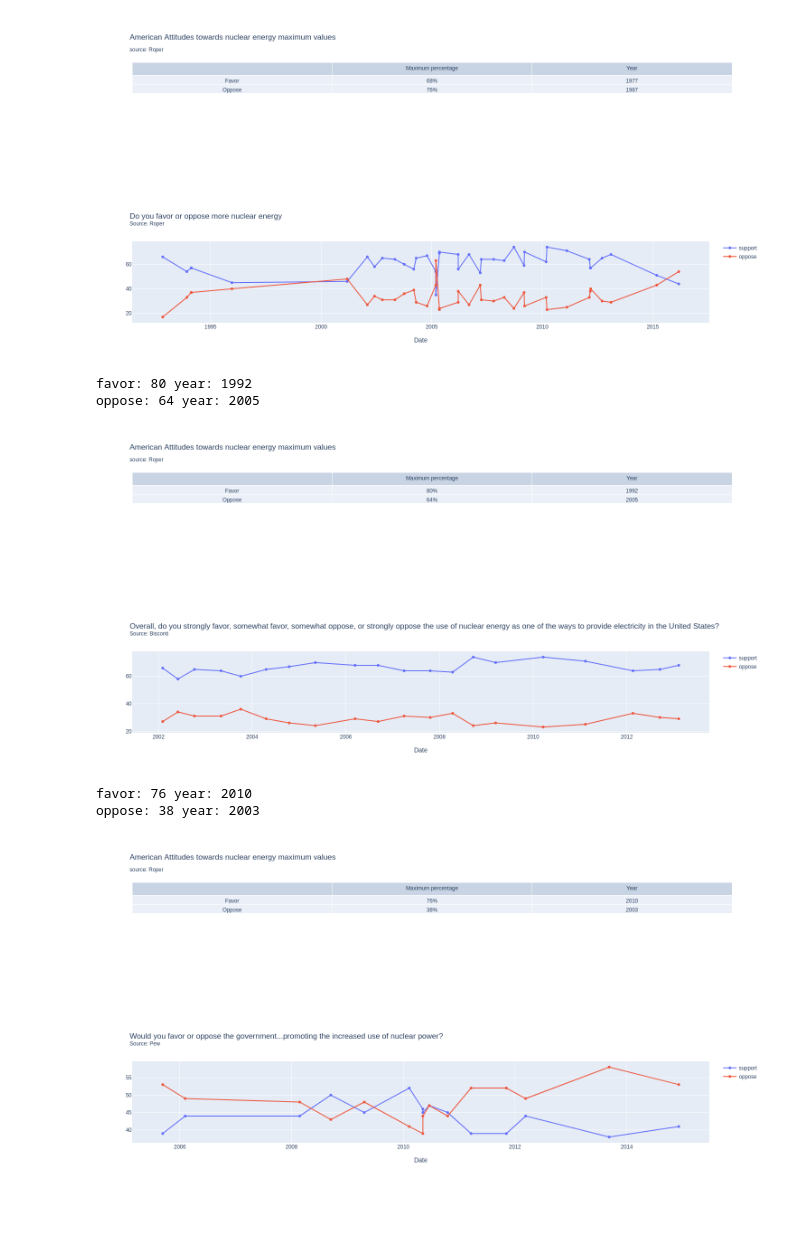
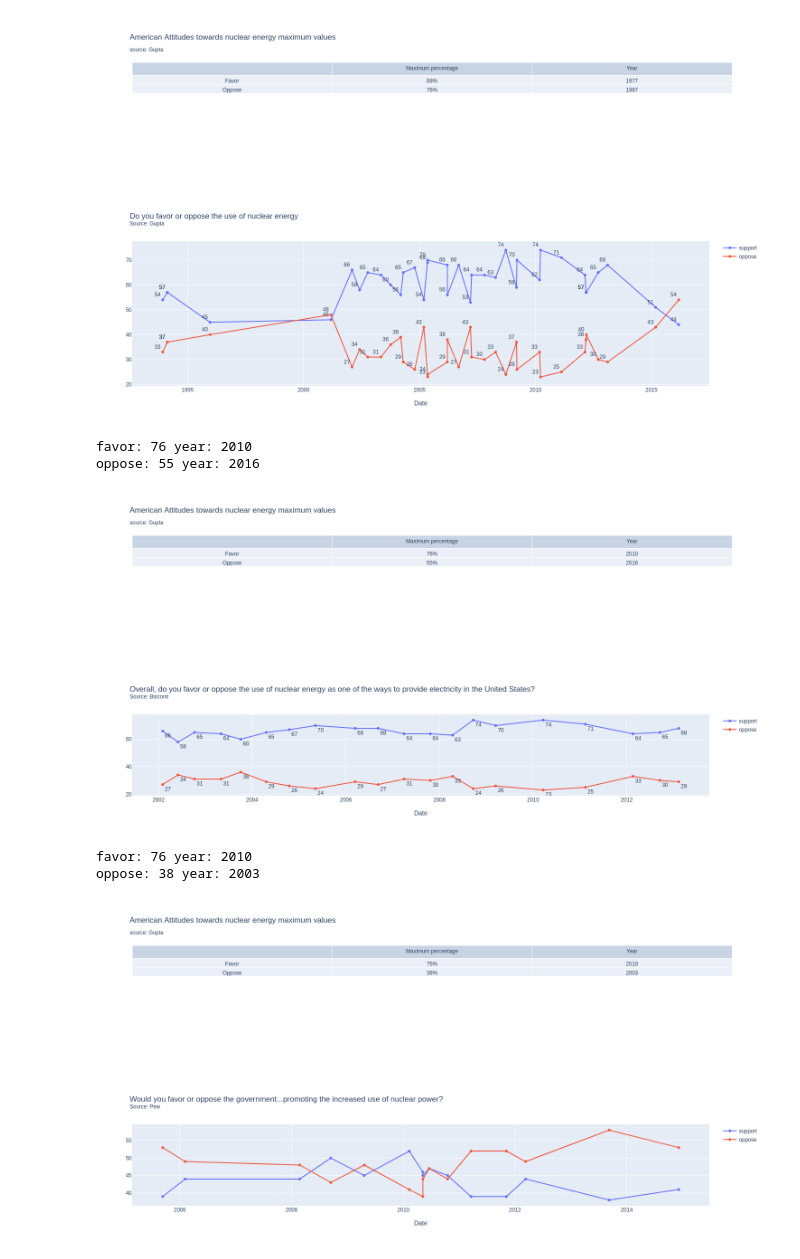
Before and after one commit to ekirchman/Capstone-notebooks, a Jupyter notebook: Gupta.ipynb, the cells around one changed output. Drawn from its saved outputs; the diff is of its cells as text; code cells hidden in the pictures; blank space fills up the shorter version.

```diff
--- a/Gupta.ipynb
+++ b/Gupta.ipynb
@@ -80,12 +80,12 @@ import plotly.graph_objects as go
 s= "Do you favor or oppose building more nuclear power plants"
 df4 = df_date.sort_values(by=['date']).copy()
 source = df4['firm'].iloc[0].title()
-title = s + "<br><sup>Source: " + source + "<sup>"
+title = s + "<br><sup>Source: " + "Gupta" + "<sup>"
 
 build_more_df = df4.copy()
 resultdf=build_more_df.where(build_more_df['question'].str.contains(pat = "Building more nuclear power plants")).dropna().drop(columns='question')
-fig = px.line(resultdf, x="date", y=["support", "oppose"], title=title, markers=True)
-fig.update_layout(yaxis_title="", xaxis_title="Date", legend_title="")
+fig_gupta = px.line(resultdf, x="date", y=["support", "oppose"], title=title, markers=True)
+fig_gupta.update_layout(yaxis_title="", xaxis_title="Date", legend_title="")
 fig.show()
 # resultdf
 #build_more_df['question'].str.contains(pat = "a")
@@ -113,7 +113,7 @@ def create_table(df):
     fig = go.Figure(data=[go.Table(header=dict(values=[' ', 'Maximum percentage', 'Year']),
                  cells=dict(values=[["Favor", "Oppose"], [f"{fav_max_val}%", f"{opp_max_val}%"], [fav_max_year, opp_max_year]])
                               )])
-    fig.update_layout(title_text="American Attitudes towards nuclear energy maximum values<br><sub>source: Roper")
+    fig.update_layout(title_text="American Attitudes towards nuclear energy maximum values<br><sub>source: Gupta")
     fig.show()
 create_table(resultdf)
 # %% [output]
@@ -123,38 +123,43 @@ oppose: 76 year: 1987
 [figure]
 # %%
 import plotly.express as px
+import re
 #type(df3['date'].iloc[1])
-s= "Do you favor or oppose more nuclear energy"
+s= "Do you favor or oppose the use of nuclear energy"
 # df4 = df_date.sort_values(by=['date']).copy()
 source = df4['firm'].iloc[0].title()
-title = s + "<br><sup>Source: " + source + "<sup>"
+title = s + "<br><sup>Source: " + "Gupta" + "<sup>"
 
 support_df = df4.copy()
-resultdf2=support_df.where(support_df['question'].str.contains(pat = "Overall, do you")).dropna().drop(columns='question')
-fig = px.line(resultdf2, x="date", y=["support", "oppose"], title=title, markers=True)
-fig.update_layout(yaxis_title="", xaxis_title="Date", legend_title="")
-fig.show()
+resultdf2=support_df.where(support_df['question'].str.contains(pat = "Overall, do you .* the use of nuclear.*", regex=True)).dropna().drop(columns='question')
+fig_gupta_use = px.line(resultdf2, x="date", y=["support", "oppose"], title=title, markers=True, text="value", height=500)
+fig_gupta_use.update_layout(yaxis_title="", xaxis_title="Date", legend_title="",)
+fig_gupta_use.update_traces(textposition="top left")
+fig_gupta_use.show()
 # resultdf
 #build_more_df['question'].str.contains(pat = "a")
 create_table(resultdf2)
 # %% [output]
-[figure, old version]
+[figure, new version]
-favor: 80 year: 1992
-oppose: 64 year: 2005
+favor: 76 year: 2010
+oppose: 55 year: 2016
 [figure]
 # %%
 s2 = "Overall, do you strongly favor, somewhat favor, somewhat oppose, or strongly oppose the use of nuclear energy as one of the ways to provide electricity in the United States?"
+# Change the question to reflect the results
+s2_alt = "Overall, do you favor or oppose the use of nuclear energy as one of the ways to provide electricity in the United States?"
 df5 = df_date[df_date['question'].str.contains(s2)]
 df6 = df5.sort_values(by=['date'])
 source = df6['firm'].iloc[0].title()
-title = s2 + "<br><sup>Source: " + source + "<sup>"
-fig = px.line(df6, x="date", y=["support", "oppose"], title=title, markers=True)
-fig.update_layout(yaxis_title="", xaxis_title="Date", legend_title="")
-fig.show()
+title = s2_alt + "<br><sup>Source: " + source + "<sup>"
+fig_bis_use = px.line(df6, x="date", y=["support", "oppose"], title=title, markers=True, text="value")
+fig_bis_use.update_layout(yaxis_title="", xaxis_title="Date", legend_title="")
+fig_bis_use.update_traces(textposition="bottom right")
+fig_bis_use.show()
 
 create_table(df6)
 # %% [output]
-[figure, old version]
+[figure, new version]
 favor: 76 year: 2010
 oppose: 38 year: 2003
 [figure]
```
Also changed, not shown: parts of 5 cells of this notebook, 1 other file.
